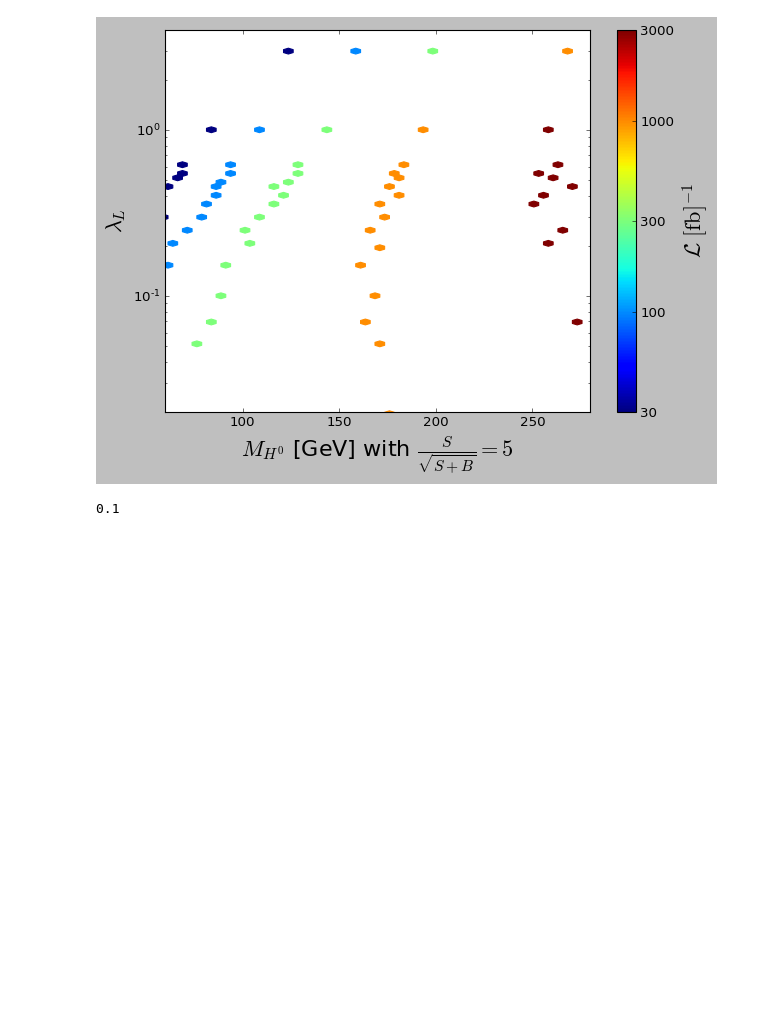
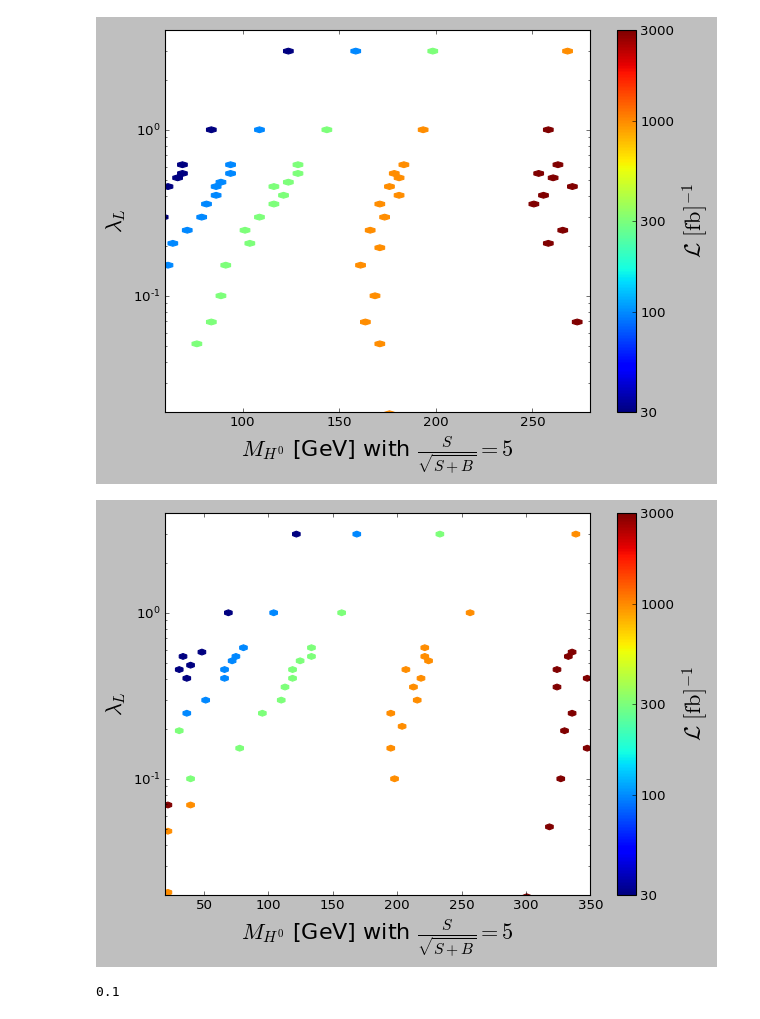
Before and after one commit to restrepo/VBF_IDM, a Jupyter notebook: Significance_countours.ipynb, the cells around one changed output. Saved outputs shown, nothing was run; the diff lists cells and outputs as text; code cells hidden in the pictures; blank space fills up the shorter version.

```diff
--- a/Significance_countours.ipynb
+++ b/Significance_countours.ipynb
@@ -128,6 +136,20 @@ plt.tight_layout()
 plt.savefig('lc.pdf')
 # %% [output]
 [figure]
+# %%
+df=df[df.MH0_excl>0]
+plt.hexbin(df.MH0_excl,df.LaL,df.Luminosity/1000.,yscale='log',norm=LogNorm())
+ax=plt.colorbar(ticks=[30,100,300,1000,3000])
+ax.set_ticklabels([30,100,300,1000,3000])
+ax.set_label(r'${\cal L}\ [{\rm fb}]^{-1}$',size=20)
+plt.xlim(20,350)
+plt.ylim(2E-2,4)
+plt.xlabel(r'$M_{H^0}$ [GeV] with $\frac{S}{\sqrt{S+B}}=5$',size=20)
+plt.ylabel(r'$\lambda_L$',size=20)
+plt.tight_layout()
+plt.savefig('lc.pdf')
+# %% [output]
+[figure, added]
 # %%
 #if True:
 MHp=700;LaL1=10;crossing_plot=False
```
Also changed, not shown: parts of 2 cells of this notebook, 2 other files.
